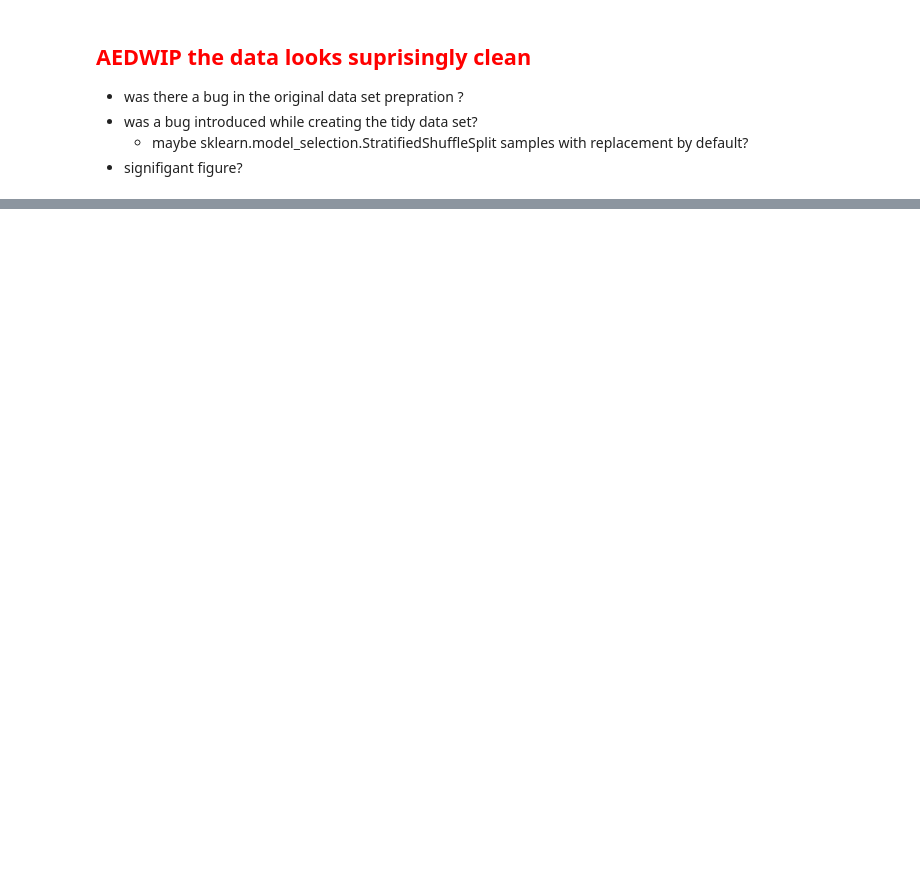
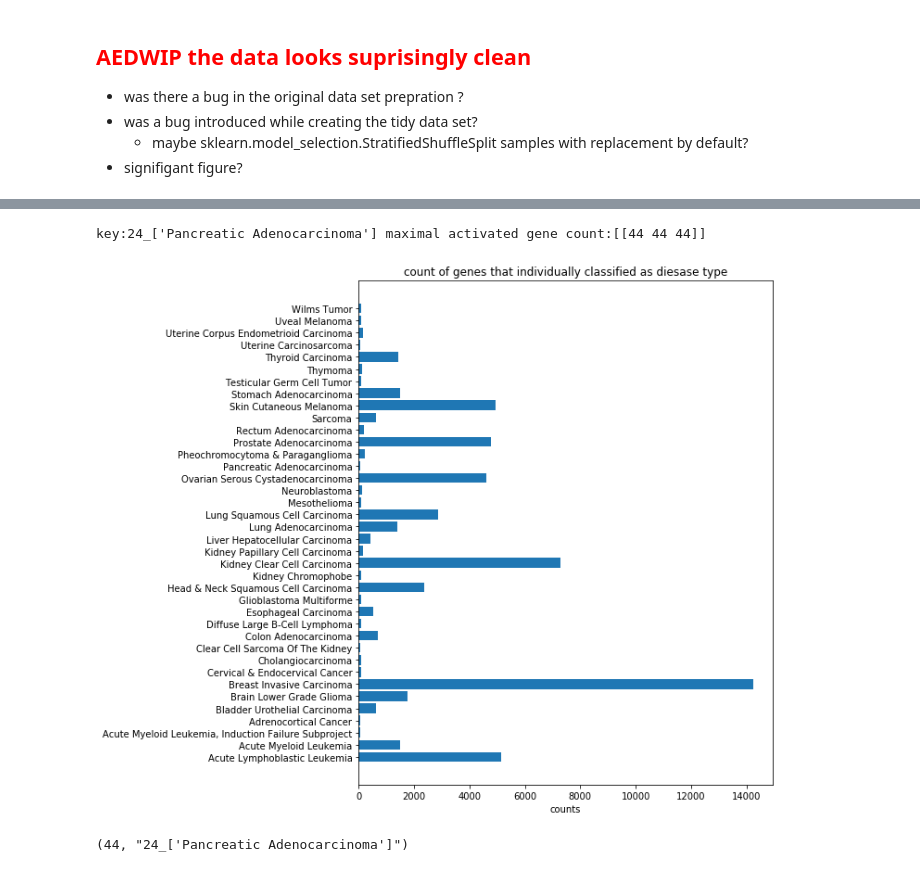
Before and after one commit to AEDWIP/BME-230a, a Jupyter notebook: diseaseTypeClassifierEval.ipynb, the cells around one changed output, grey strips where cells are left out. Cells and saved outputs as stored; diff of their text form; code cells hidden in the pictures; blank space fills up the shorter version.

```diff
--- a/diseaseTypeClassifierEval.ipynb
+++ b/diseaseTypeClassifierEval.ipynb
@@ -52,6 +55,6 @@ if not os.path.isfile(sourceDataFilePath) :
 from loadData import loadCancerDiseaseTypeTidyDataSet
 
 ret = loadCancerDiseaseTypeTidyDataSet(rootDir)
-diseaseLabelEncoder, XTrainNumpy, yTrainNumpy, XTestNumpy, yTestNumpy = ret
+hugoIds, diseaseLabelEncoder, XTrainNumpy, yTrainNumpy, XTestNumpy, yTestNumpy = ret
 #XTestNumpy = yTestNumpy = None # clean up memory
 ret = None # clean up memory
@@ -76,13 +110,18 @@ diseaseClassifierModel.summary()
 # %%
 %%time
 # find which class a gene maximal activates
-def findAEDWIP(model, m, batchSize):
+def largestActivation(model, m, batchSize):
     '''
+    for each featue calculates the disease type the feature makes the largest contribution to
+
     input:
         model:
-        #n: the number of examples
         m: the number of features
         batchSize
+
+    returns:
+        numpy array of size (m,1).
+        array[i] is the disease value of the gene at position i in the feature set
     '''
     ret = np.zeros((m,1))
     numBatches,r = divmod(m, batchSize)
@@ -125,5 +164,5 @@ def findAEDWIP(model, m, batchSize):
 
 # why hold on to all the memory we can probably pick these values out of the mode
 xShape= XTrainNumpy.shape
-maxActivations = findAEDWIP(diseaseClassifierModel, m=xShape[1],  batchSize=6000)
+maxActivations = largestActivation(diseaseClassifierModel, m=xShape[1],  batchSize=6000)
 print("maxActivations.shape:{}".format(maxActivations.shape))
@@ -143,0 +206,17 @@ print(xxxDF.shape)
+# %%
+# turn off deprecation warnings
+# https://ipython.readthedocs.io/en/stable/interactive/magics.html?highlight=capture#cellmagic-capture
+# df2 = pd.DataFrame(maxActivations.astype(int)
+
+#"HugoId":XDF.columns.values,
+
+
+dataDict = {
+    "HugoId":hugoIds,
+    "disease":disease.flatten(),
+    "maxActDisease":maxActivations.astype(int).flatten()
+}
+
+activationDF = pd.DataFrame(data=dataDict)
+
+activationDF.head()
@@ -146,7 +232,7 @@ print(xxxDF.shape)
 # turn off deprecation warnings
 # https://ipython.readthedocs.io/en/stable/interactive/magics.html?highlight=capture#cellmagic-capture
 countsDict = dict()
-grouped = xxxDF.groupby("diseaseValue")
+grouped = activationDF.groupby("maxActDisease")
 for diseaseValue, group in grouped:
     stats = group.agg(['count'])
     dv = int(diseaseValue)
@@ -155,8 +241,21 @@ for diseaseValue, group in grouped:
 # %%
 print("key:24_['Pancreatic Adenocarcinoma'] maximal activated gene count:{}"
          .format(countsDict["24_['Pancreatic Adenocarcinoma']"]))
+# %% [output]
+key:24_['Pancreatic Adenocarcinoma'] maximal activated gene count:[[44 44 44]]
 # %%
 %%capture --no-display
 # turn off deprecation warnings
 # https://ipython.readthedocs.io/en/stable/interactive/magics.html?highlight=capture#cellmagic-capture
+
+fig, ax = plt.subplots()
+fig.set_size_inches(8,10)
+countsList = [v[0][0] for v in countsDict.values()]
+# AEDWIP no magic number 38 = number of classes
 dt = diseaseLabelEncoder.inverse_transform(range(38))
+plt.barh(dt, countsList )
+plt.title("count of genes that individually classified as diesase type")
+plt.xlabel("counts")
+plt.show()
+# %% [output]
+[figure, added]
@@ -169 +262,14 @@ plt.show()
+# %%
+# find disease with fewest genes that individually classified as diesase type
+# this is ugly. could not figure out how to do this using pandas
+from math import inf
+smallest = (inf, "AEDWIP")
+for k,vv in countsDict.items():
+    v = vv[0][0]
+    if smallest[0] > v:
+        smallest = (v, k)
+
+print(smallest)
+# %% [output]
+(44, "24_['Pancreatic Adenocarcinoma']")
 # %%
```
Also changed, not shown: parts of 22 cells of this notebook, 1 other file.
